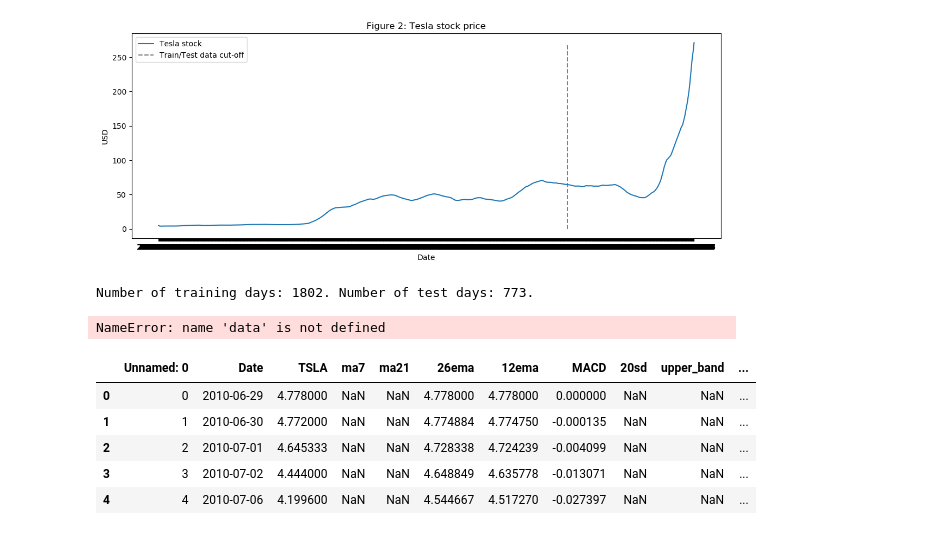
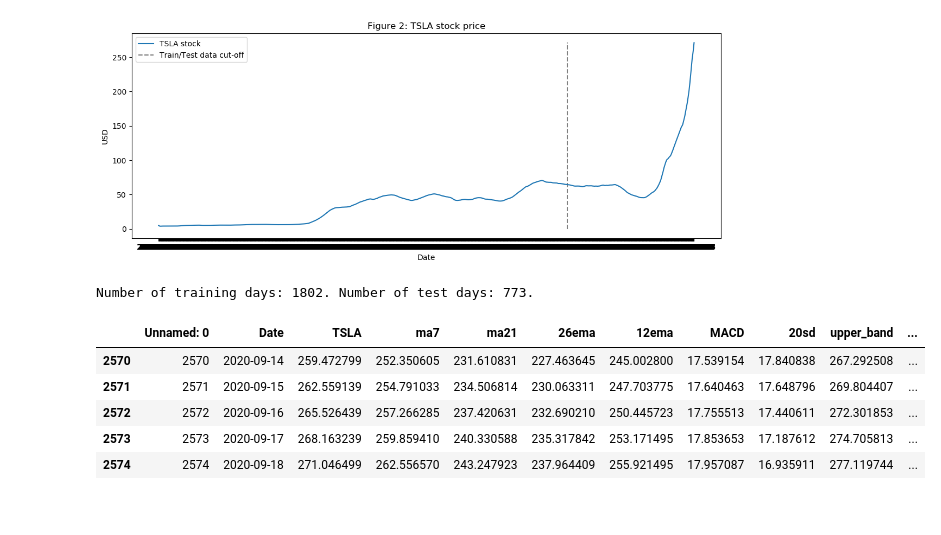
Before and after one commit to MatheusParo/stockpredictionai, a Jupyter notebook: TSLA_Prediction.ipynb, the cells around one changed output. Drawn from its saved outputs; the diff is of its cells as text; code cells hidden in the pictures.

```diff
--- a/TSLA_Prediction.ipynb
+++ b/TSLA_Prediction.ipynb
@@ -33,5 +35,5 @@ def parser(x):
     return datetime.datetime.strptime(x,'%Y-%m-%d')
 # %%
 import pandas as pd
-dataset_ex_df = pd.read_csv('stock_dfs/TSLA.csv', header=0)
+dataset_ex_df = pd.read_csv('stock_dfs/{}.csv'.format(STOCK), header=0)
 # %%
@@ -64,7 +66,6 @@ print('Number of training days: {}. Number of test days: {}.'.format(num_trainin
 Number of training days: 1802. Number of test days: 773.
 # %%
 def get_technical_indicators(dataset):
-    STOCK = "TSLA"
     # Create 7 and 21 days Moving Average
     dataset['ma7'] = dataset[STOCK].rolling(window=7).mean()
     dataset['ma21'] = dataset[STOCK].rolling(window=21).mean()
@@ -75,7 +76,7 @@ def get_technical_indicators(dataset):
     dataset['MACD'] = (dataset['12ema']-dataset['26ema'])
 
     # Create Bollinger Bands
-    dataset['20sd'] = data['price'].rolling(window=20,min_periods=20).std()
+    dataset['20sd'] = dataset[STOCK].rolling(window=20,min_periods=20).std()
     dataset['upper_band'] = dataset['ma21'] + (dataset['20sd']*2)
     dataset['lower_band'] = dataset['ma21'] - (dataset['20sd']*2)
 
@@ -88,14 +89,12 @@ def get_technical_indicators(dataset):
     return dataset
 # %%
 dataset_TI_df = get_technical_indicators(dataset_ex_df)
-# %% [output]
-NameError: name 'data' is not defined
 # %%
-dataset_TI_df.head()
+dataset_TI_df.tail()
 # %% [output]
 |  | Unnamed: 0 | Date | TSLA | ma7 | ma21 | 26ema | 12ema | MACD | 20sd | upper_band | ... |
-| 0 | 0 | 2010-06-29 | 4.778000 | NaN | NaN | 4.778000 | 4.778000 | 0.000000 | NaN | NaN | ... |
-| 1 | 1 | 2010-06-30 | 4.772000 | NaN | NaN | 4.774884 | 4.774750 | -0.000135 | NaN | NaN | ... |
-| 2 | 2 | 2010-07-01 | 4.645333 | NaN | NaN | 4.728338 | 4.724239 | -0.004099 | NaN | NaN | ... |
-| 3 | 3 | 2010-07-02 | 4.444000 | NaN | NaN | 4.648849 | 4.635778 | -0.013071 | NaN | NaN | ... |
-| 4 | 4 | 2010-07-06 | 4.199600 | NaN | NaN | 4.544667 | 4.517270 | -0.027397 | NaN | NaN | ... |
+| 2570 | 2570 | 2020-09-14 | 259.472799 | 252.350605 | 231.610831 | 227.463645 | 245.002800 | 17.539154 | 17.840838 | 267.292508 | ... |
+| 2571 | 2571 | 2020-09-15 | 262.559139 | 254.791033 | 234.506814 | 230.063311 | 247.703775 | 17.640463 | 17.648796 | 269.804407 | ... |
+| 2572 | 2572 | 2020-09-16 | 265.526439 | 257.266285 | 237.420631 | 232.690210 | 250.445723 | 17.755513 | 17.440611 | 272.301853 | ... |
+| 2573 | 2573 | 2020-09-17 | 268.163239 | 259.859410 | 240.330588 | 235.317842 | 253.171495 | 17.853653 | 17.187612 | 274.705813 | ... |
+| 2574 | 2574 | 2020-09-18 | 271.046499 | 262.556570 | 243.247923 | 237.964409 | 255.921495 | 17.957087 | 16.935911 | 277.119744 | ... |
```
Also changed, not shown: parts of 10 cells of this notebook.
